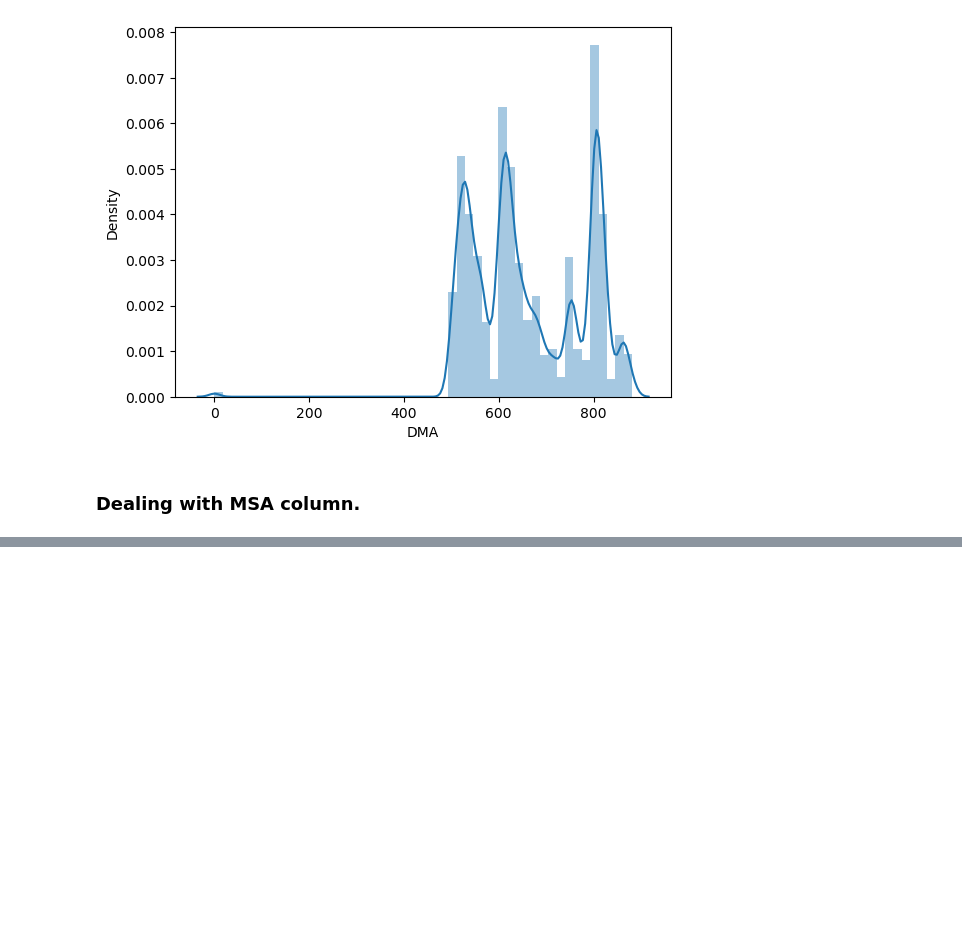
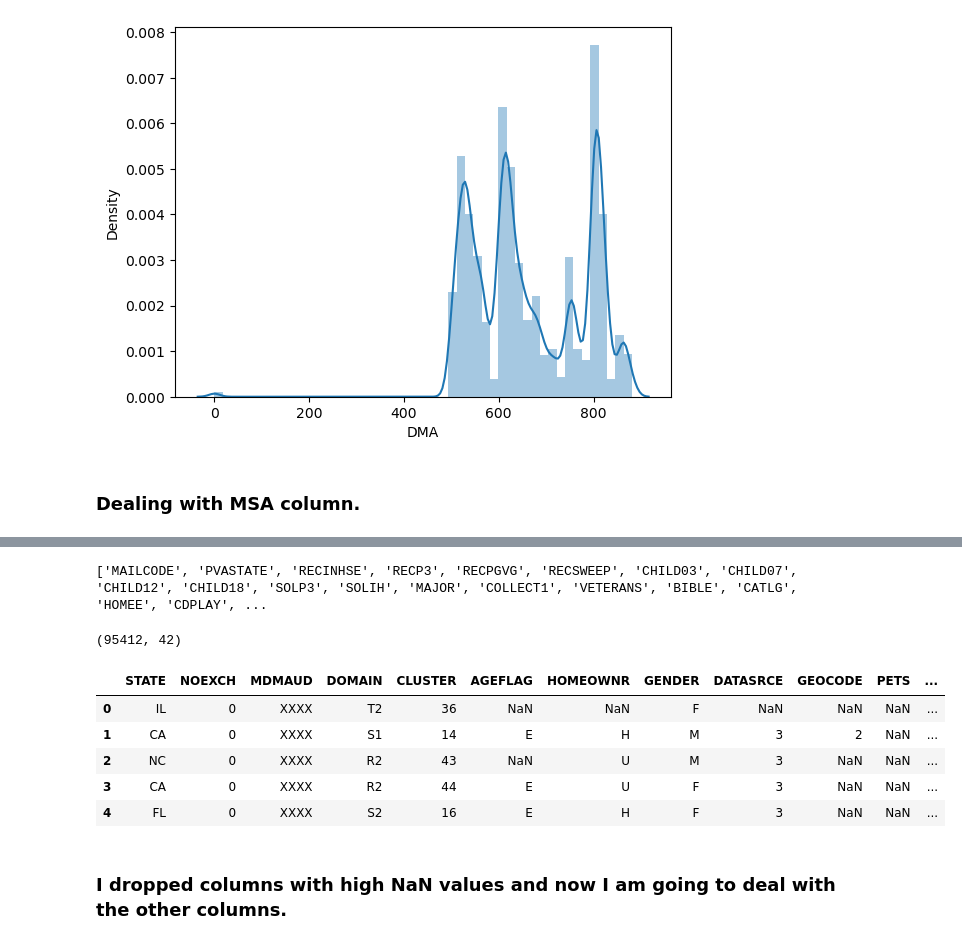
Before and after one commit to yedhukrish96/lab-revisiting-machine-learning, a Jupyter notebook: Lab-Revisiting machine learning.ipynb, the cells around one changed output, grey strips where cells are left out. Saved outputs shown, nothing was run; the diff lists cells and outputs as text; code cells hidden in the pictures; blank space fills up the shorter version.

```diff
--- a/Lab-Revisiting machine learning.ipynb
+++ b/Lab-Revisiting machine learning.ipynb
@@ -370,0 +604,3 @@ numerical['MSA'] = numerical['MSA'].fillna('0.0')
+# %%
+columns_above_threshold1 = nulls_percent_cat[nulls_percent_cat['nulls_percentage']>85]
+columns_above_threshold1['column_name']
@@ -370,0 +625,24 @@ numerical['MSA'] = numerical['MSA'].fillna('0.0')
+# %%
+drop_columns_cat = list(columns_above_threshold1['column_name'])
+print(drop_columns_cat)
+# %% [output]
+['MAILCODE', 'PVASTATE', 'RECINHSE', 'RECP3', 'RECPGVG', 'RECSWEEP', 'CHILD03', 'CHILD07', 'CHILD12', 'CHILD18', 'SOLP3', 'SOLIH', 'MAJOR', 'COLLECT1', 'VETERANS', 'BIBLE', 'CATLG', 'HOMEE', 'CDPLAY', ...
+# %%
+categorical = categorical.drop(columns = drop_columns_cat,axis=1)
+# %%
+categorical = categorical.drop(columns =['OSOURCE','ZIP'],axis=1)
+# %%
+categorical.shape
+# %% [output]
+(95412, 42)
+# %%
+categorical.head()
+# %% [output]
+|  | STATE | NOEXCH | MDMAUD | DOMAIN | CLUSTER | AGEFLAG | HOMEOWNR | GENDER | DATASRCE | GEOCODE | PETS | ... |
+| 0 | IL | 0 | XXXX | T2 | 36 | NaN | NaN | F | NaN | NaN | NaN | ... |
+| 1 | CA | 0 | XXXX | S1 | 14 | E | H | M | 3 | 2 | NaN | ... |
+| 2 | NC | 0 | XXXX | R2 | 43 | NaN | U | M | 3 | NaN | NaN | ... |
+| 3 | CA | 0 | XXXX | R2 | 44 | E | U | F | 3 | NaN | NaN | ... |
+| 4 | FL | 0 | XXXX | S2 | 16 | E | H | F | 3 | NaN | NaN | ... |
+# %% [markdown]
+### I dropped columns with high NaN values and now I am going to deal with the other columns.
```
Also changed, not shown: parts of 126 cells of this notebook, 1 other file.
